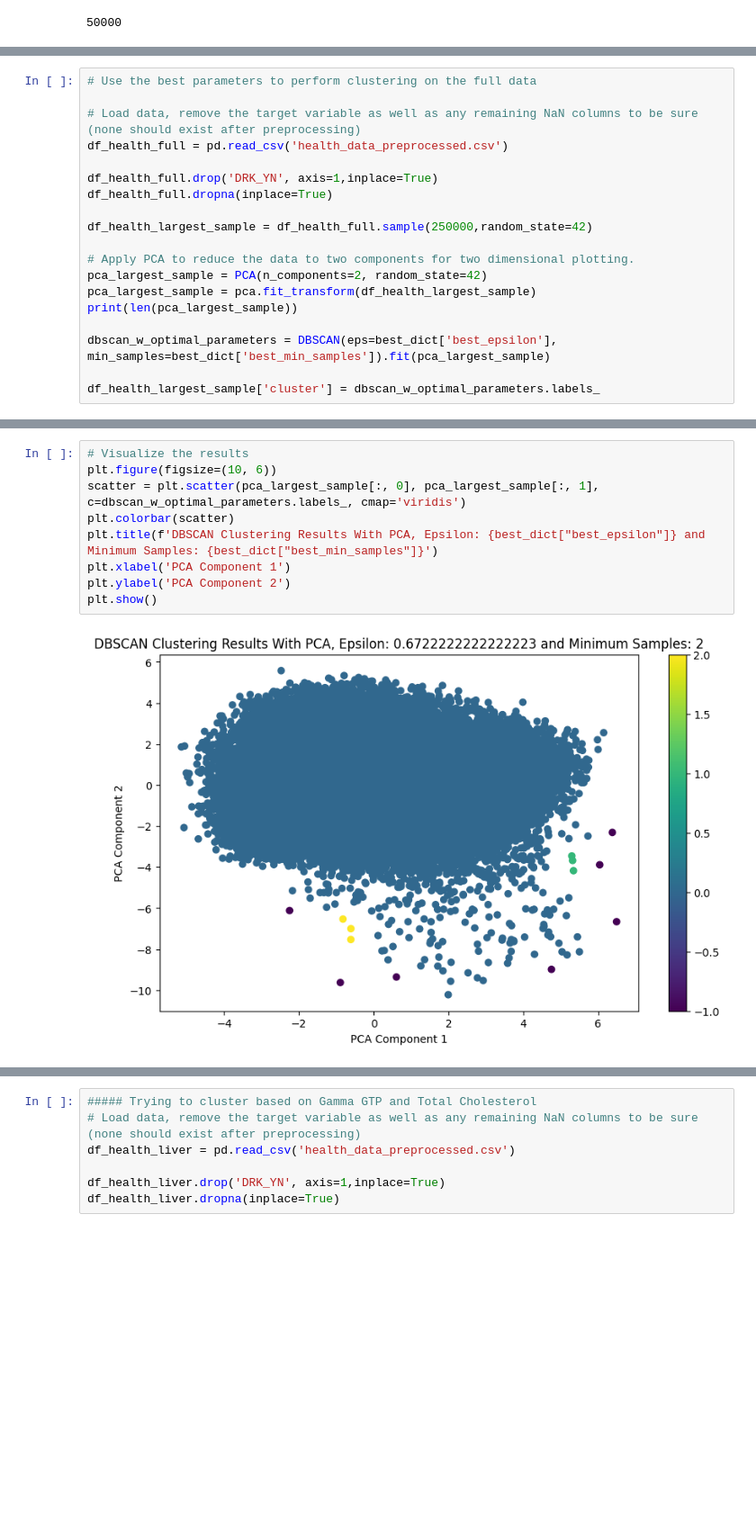
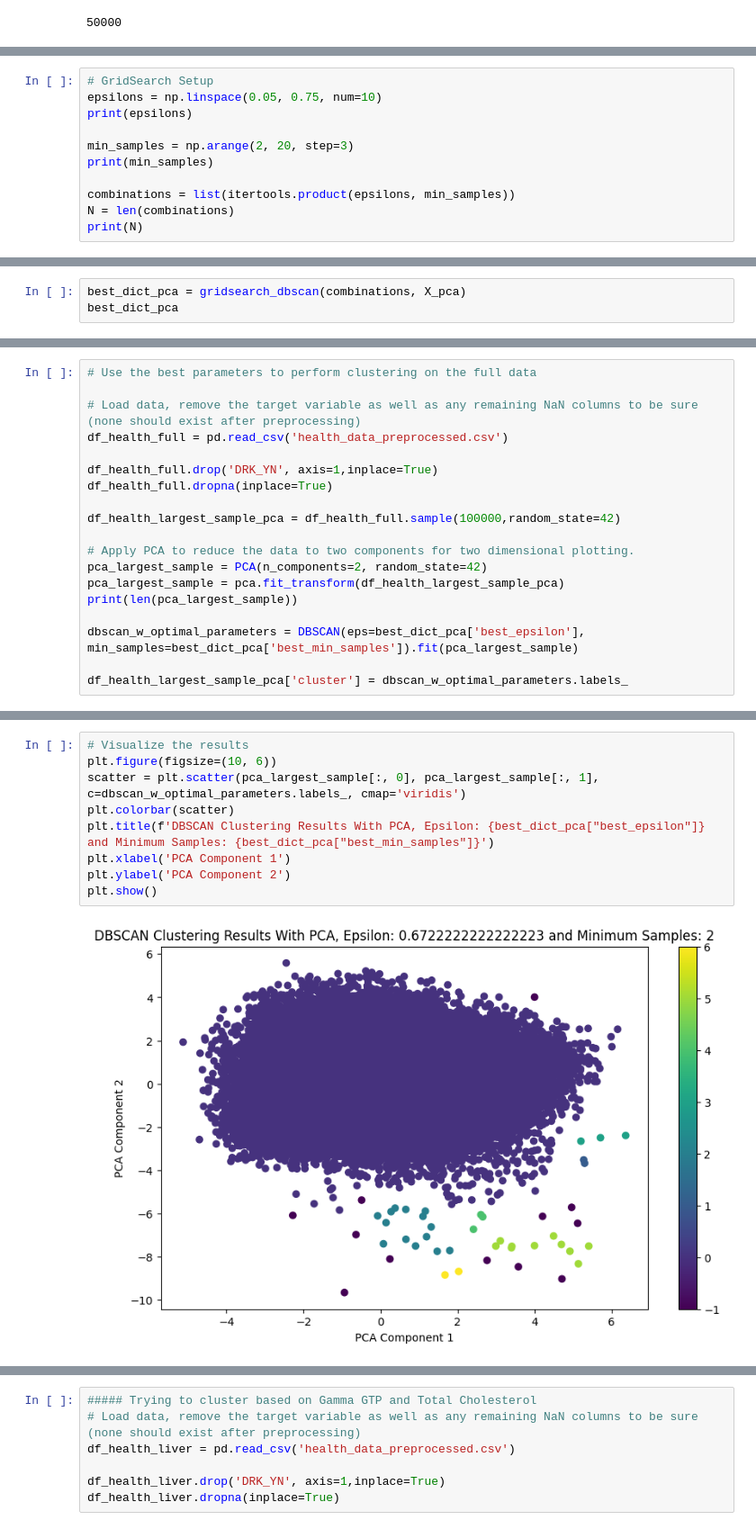
Before and after one commit to philippollmann/it3212-group7-assignment4, a Jupyter notebook: dbscan.ipynb, the cells around one changed output, grey strips where cells are left out. Shown at 90% size. Drawn from its saved outputs; the diff is of its cells as text; blank space fills up the shorter version.

Commit message:
dbscan fix PCA and add height/gamma gtp

```diff
--- a/dbscan.ipynb
+++ b/dbscan.ipynb
@@ -140,0 +132,11 @@ best_dict
+# %%
+# GridSearch Setup
+epsilons = np.linspace(0.05, 0.75, num=10)
+print(epsilons)
+
+min_samples = np.arange(2, 20, step=3)
+print(min_samples)
+
+combinations = list(itertools.product(epsilons, min_samples))
+N = len(combinations)
+print(N)
@@ -140,0 +148,3 @@ best_dict
+# %%
+best_dict_pca = gridsearch_dbscan(combinations, X_pca)
+best_dict_pca
@@ -147,14 +179,14 @@ df_health_full = pd.read_csv('health_data_preprocessed.csv')
 df_health_full.drop('DRK_YN', axis=1,inplace=True)
 df_health_full.dropna(inplace=True)
 
-df_health_largest_sample = df_health_full.sample(250000,random_state=42)
+df_health_largest_sample_pca = df_health_full.sample(100000,random_state=42)
 
 # Apply PCA to reduce the data to two components for two dimensional plotting.
 pca_largest_sample = PCA(n_components=2, random_state=42)
-pca_largest_sample = pca.fit_transform(df_health_largest_sample)
+pca_largest_sample = pca.fit_transform(df_health_largest_sample_pca)
 print(len(pca_largest_sample))
 
-dbscan_w_optimal_parameters = DBSCAN(eps=best_dict['best_epsilon'], min_samples=best_dict['best_min_samples']).fit(pca_largest_sample)
+dbscan_w_optimal_parameters = DBSCAN(eps=best_dict_pca['best_epsilon'], min_samples=best_dict_pca['best_min_samples']).fit(pca_largest_sample)
 
-df_health_largest_sample['cluster'] = dbscan_w_optimal_parameters.labels_
+df_health_largest_sample_pca['cluster'] = dbscan_w_optimal_parameters.labels_
 # %% [output]
@@ -164,12 +196,12 @@ df_health_largest_sample.to_csv('df_health_largest_sample.csv', index=False)
 # %%
 # Visualize the results
 plt.figure(figsize=(10, 6))
 scatter = plt.scatter(pca_largest_sample[:, 0], pca_largest_sample[:, 1], c=dbscan_w_optimal_parameters.labels_, cmap='viridis')
 plt.colorbar(scatter)
-plt.title(f'DBSCAN Clustering Results With PCA, Epsilon: {best_dict["best_epsilon"]} and Minimum Samples: {best_dict["best_min_samples"]}')
+plt.title(f'DBSCAN Clustering Results With PCA, Epsilon: {best_dict_pca["best_epsilon"]} and Minimum Samples: {best_dict_pca["best_min_samples"]}')
 plt.xlabel('PCA Component 1')
 plt.ylabel('PCA Component 2')
 plt.show()
 # %% [output]
-[figure, old version]
+[figure, new version]
 # %%
```
Also changed, not shown: parts of 12 cells of this notebook.
